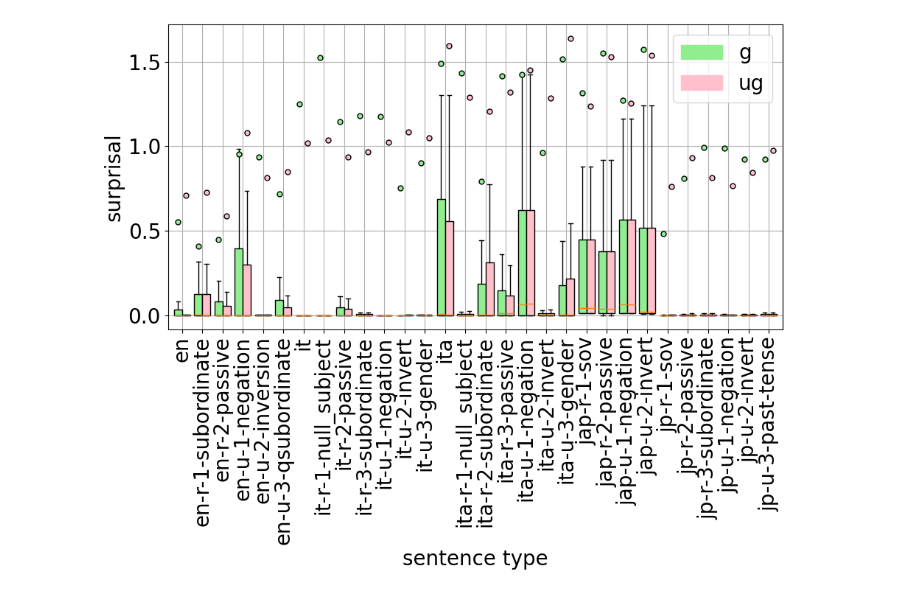
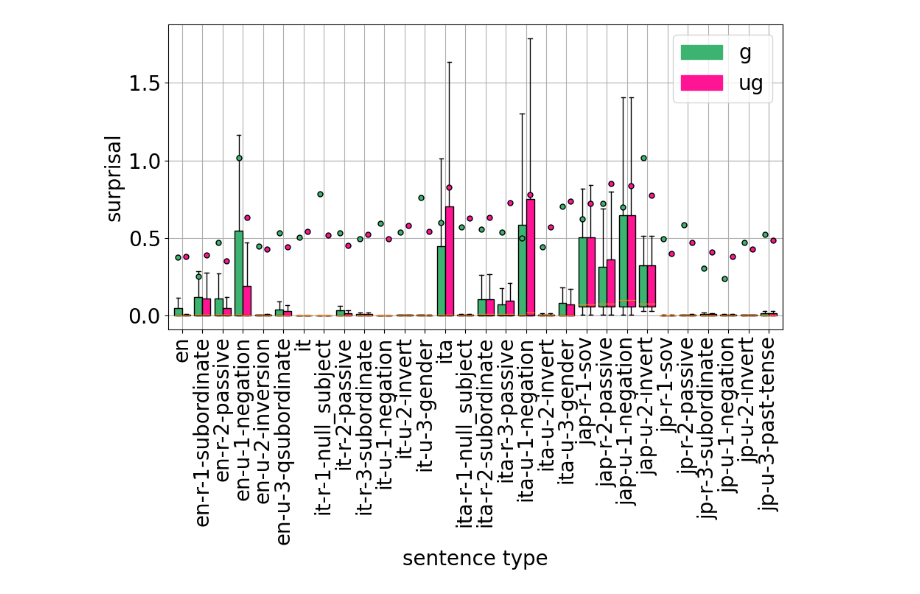
Before and after one commit to arunasank/disjoint-processing-llms, a Jupyter notebook: icl-notebooks/icl_grammars-surprisal.ipynb, the cells around one changed output. Saved outputs shown, nothing was run; the diff lists cells and outputs as text; code cells hidden in the pictures.

```diff
--- a/icl-notebooks/icl_grammars-surprisal.ipynb
+++ b/icl-notebooks/icl_grammars-surprisal.ipynb
@@ -13,10 +13,10 @@ PREFIX = '/home/gridsan/arunas/broca/'
 
 og = pd.read_csv(f'{PREFIX}/data-gen/ngs.csv')
 gCols = [col for col in og.columns if not 'ng-' in col]
-f = pd.read_csv(f'/home/gridsan/arunas/broca/llama/experiments/llama-classification-train-test-det-{gCols}.csv')
+f = pd.read_csv(f'/home/gridsan/arunas/broca/llama/experiments/llama-classification-train-test-det-{gCols[0]}.csv')
 g = pd.read_csv('/home/gridsan/arunas/broca/llama/experiments/llama-classification-train-test-acc.csv')
 for col in gCols[1:]:
-    f = pd.concat([f, pd.read_csv(f'/home/gridsan/arunas/broca/mistral/experiments/mistral-classification-train-test-det-{col}.csv')])
+    f = pd.concat([f, pd.read_csv(f'/home/gridsan/arunas/broca/llama/experiments/llama-classification-train-test-det-{col}.csv')])
 # %%
 from matplotlib.pyplot import figure
 
@@ -175,36 +175,37 @@ for sent_type in sorted(f['type'].unique()):
             'size'   : 20}
 
     x_ug.append(f'{sent_type}')
     y_ug.append(sorted(avg_surp))
 
 plt.grid()
 matplotlib.rc('font', **font)
 
 positions = np.arange(1, len(x) + 1)
 
 for i in range(len(x)):
     bp = plt.boxplot([y[i], y_ug[i]], positions=[positions[i], positions[i] + 0.4],
                 widths=0.4, autorange=True, patch_artist=True, showfliers=False, vert=True, showmeans=True)
-    for patch, color in zip(bp['boxes'], ['lightgreen', 'pink']):
+    for patch, color in zip(bp['boxes'], ['mediumseagreen', 'deeppink']):
         patch.set_facecolor(color)
 
-    for mean, color in zip([bp['means'][0], bp['means'][1]], ['lightgreen', 'pink']):
+    for mean, color in zip([bp['means'][0], bp['means'][1]], ['mediumseagreen', 'deeppink']):
         mean.set(markerfacecolor=color, marker='o', markersize=5, markeredgecolor="black")
 # bplot1 = plt.boxplot(y, autorange=True, patch_artist=True, showfliers=False, vert=True, showmeans=True, labels=x)
 # bplot2 = plt.boxplot(y_ug, autorange=True, vert=True, patch_artist=True, showfliers=False, showmeans=True, labels=x_ug, meanprops={"markerfacecolor":"white", "markeredgecolor":"blue"})
 for patch in bplot1['boxes']:
-    patch.set_facecolor('lightgreen')
+    patch.set_facecolor('mediumseagreen')
 
 for patch in bplot1['boxes']:
-    patch.set_facecolor('pink')
+    patch.set_facecolor('deeppink')
 
 plt.xlabel("sentence type")
 plt.xticks(positions + 0.2, x, rotation=90)
 plt.ylabel("surprisal")
-legend_handles = [plt.Rectangle((0,0),1,1, color='lightgreen'), plt.Rectangle((0,0),1,1, color='pink')]
+legend_handles = [plt.Rectangle((0,0),1,1, color='mediumseagreen'), plt.Rectangle((0,0),1,1, color='deeppink')]
 plt.legend(legend_handles, ['g', 'ug'], loc='upper right')
 
 sfig.tight_layout()
+sfig.savefig('/home/gridsan/arunas/broca/llama/experiments/llama-surprisals.png')
 plt.show()
 # %% [output]
-[figure, old version]
+[figure, new version]
```
